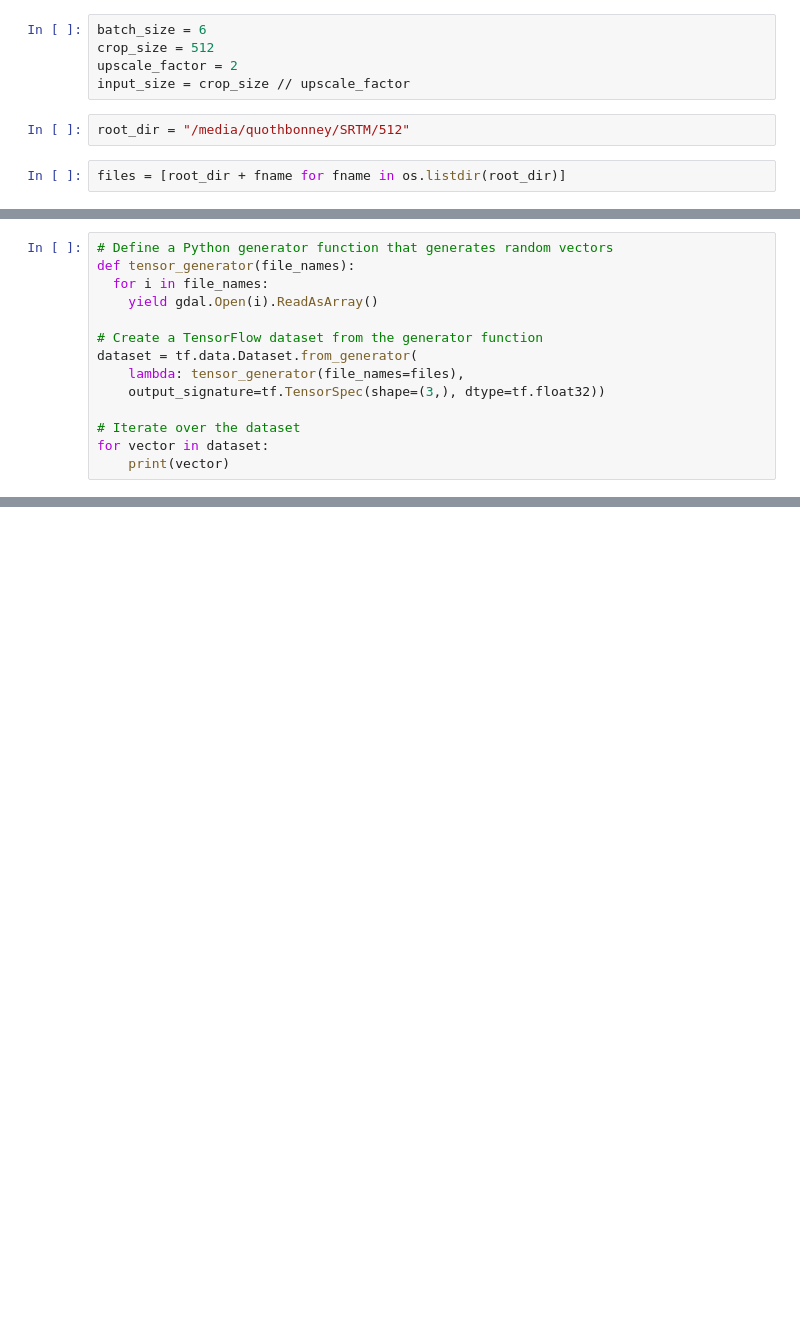
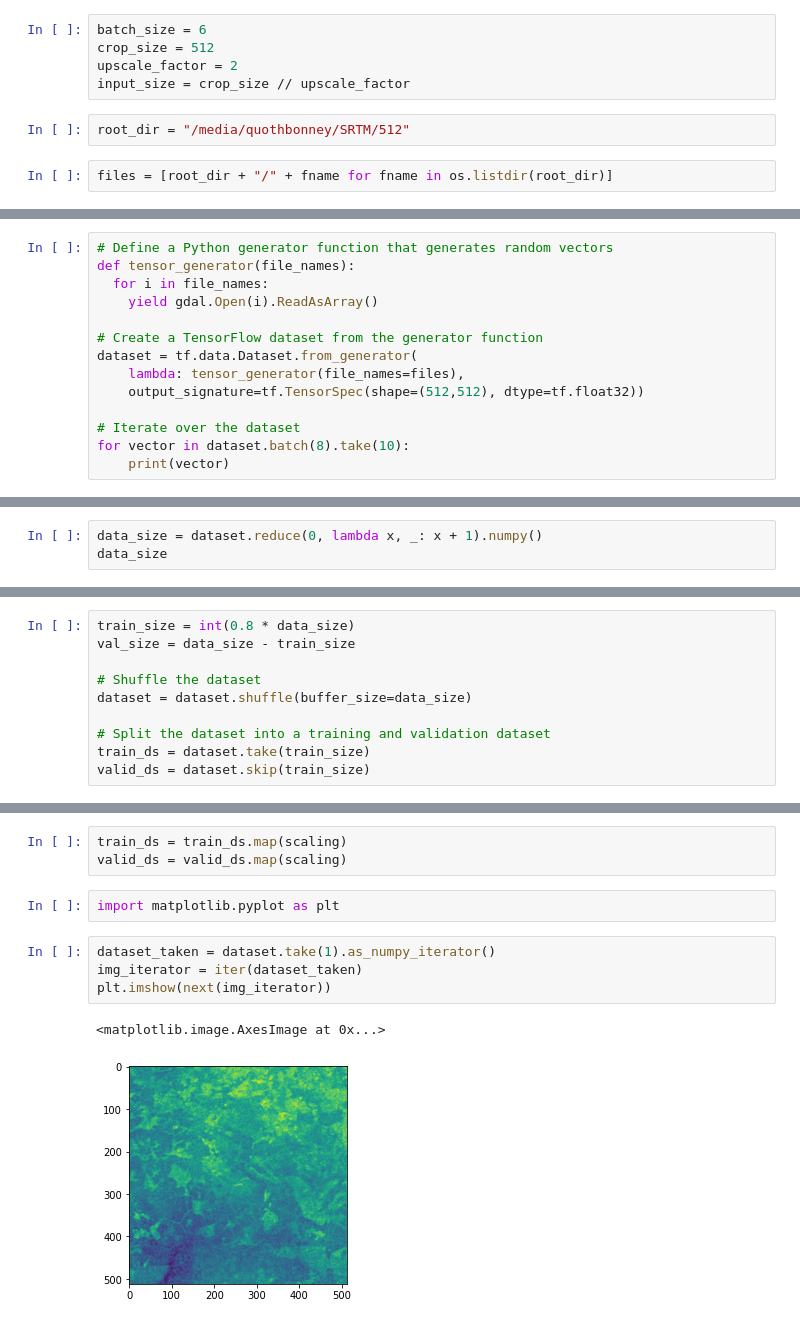
Before and after one commit to quothbonney/geo-interp, a Jupyter notebook: super.ipynb, the cells around one changed output, grey strips where cells are left out. Saved outputs shown, nothing was run; the diff lists cells and outputs as text; blank space fills up the shorter version.

```diff
--- a/super.ipynb
+++ b/super.ipynb
@@ -23,4 +26,4 @@ input_size = crop_size // upscale_factor
 # %%
 root_dir = "/media/quothbonney/SRTM/512"
 # %%
-files = [root_dir + fname for fname in os.listdir(root_dir)]
+files = [root_dir + "/" + fname for fname in os.listdir(root_dir)]
@@ -33,9 +56,9 @@ def tensor_generator(file_names):
 # Create a TensorFlow dataset from the generator function
 dataset = tf.data.Dataset.from_generator(
     lambda: tensor_generator(file_names=files),
-    output_signature=tf.TensorSpec(shape=(3,), dtype=tf.float32))
+    output_signature=tf.TensorSpec(shape=(512,512), dtype=tf.float32))
 
 # Iterate over the dataset
-for vector in dataset:
+for vector in dataset.batch(8).take(10):
     print(vector)
 # %% [output]
@@ -64,0 +82,3 @@ To enable them in other operations, rebuild TensorFlow with the appropriate comp
+# %%
+data_size = dataset.reduce(0, lambda x, _: x + 1).numpy()
+data_size
@@ -64,0 +87,10 @@ To enable them in other operations, rebuild TensorFlow with the appropriate comp
+# %%
+train_size = int(0.8 * data_size)
+val_size = data_size - train_size
+
+# Shuffle the dataset
+dataset = dataset.shuffle(buffer_size=data_size)
+
+# Split the dataset into a training and validation dataset
+train_ds = dataset.take(train_size)
+valid_ds = dataset.skip(train_size)
@@ -64,0 +106,12 @@ To enable them in other operations, rebuild TensorFlow with the appropriate comp
+# %%
+train_ds = train_ds.map(scaling)
+valid_ds = valid_ds.map(scaling)
+# %%
+import matplotlib.pyplot as plt
+# %%
+dataset_taken = dataset.take(1).as_numpy_iterator()
+img_iterator = iter(dataset_taken)
+plt.imshow(next(img_iterator))
+# %% [output]
+<matplotlib.image.AxesImage at 0x...>
+[figure, added]
```
Also changed, not shown: parts of 18 cells of this notebook, 2 other files.
